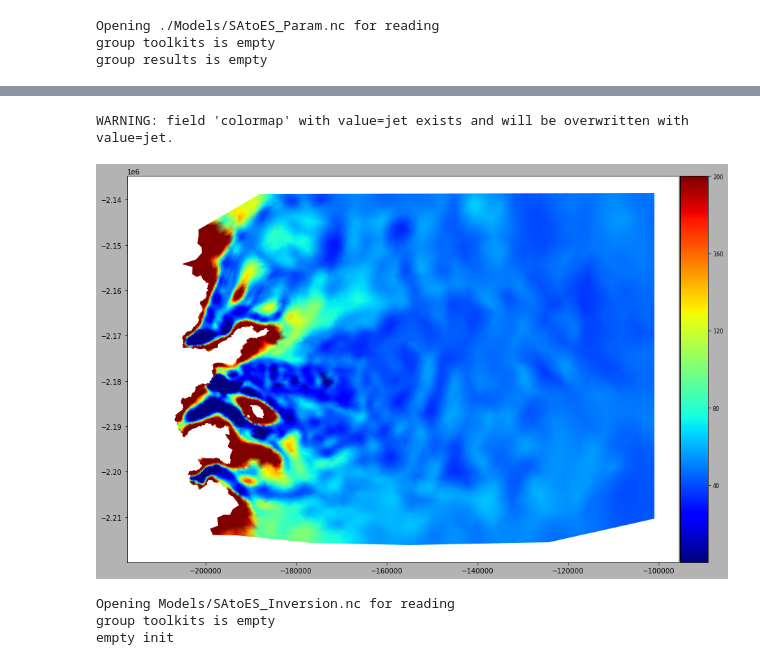
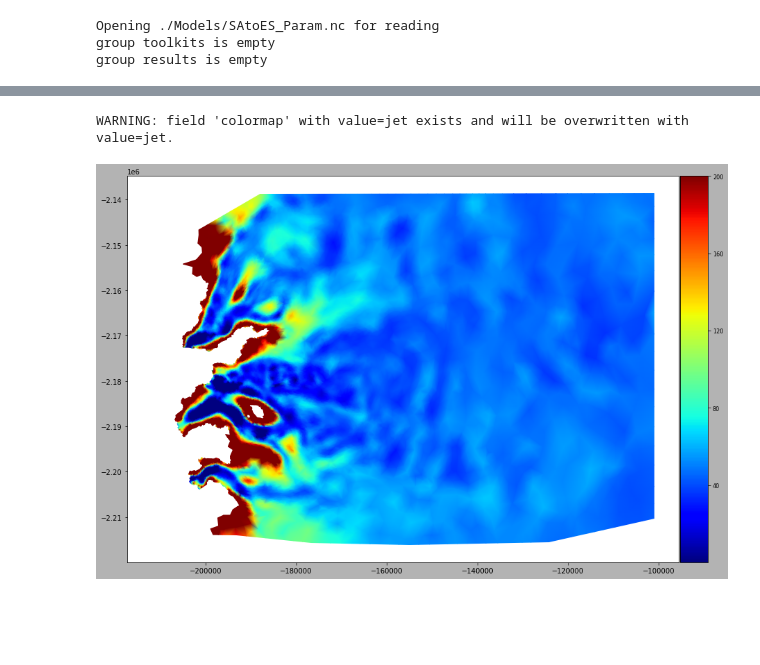
Before and after one commit to dfelikson/GrIS_Outlet_Glacier_Seasonal_dhdt, a Jupyter notebook: runme_terminus_sensitivity_basic.ipynb, the cells around one changed output, grey strips where cells are left out. Cells and saved outputs as stored; diff of their text form; code cells hidden in the pictures; blank space fills up the shorter version.

Commit message:
Fixed a bug in the indexing of inversion.cost_functions_coefficients. Inversion matches what we had before in Matlab.

```diff
--- a/runme_terminus_sensitivity_basic.ipynb
+++ b/runme_terminus_sensitivity_basic.ipynb
@@ -52,8 +52,8 @@ md.inversion.cost_functions_coefficients[:,2]=1.6e-06
 # Where vel==0, set coefficients to 0 (i.e., don't try to match this in model)
 print(' -> Removing vel==0 obs from inversion')
 pos = md.inversion.vel_obs == 0
+md.inversion.cost_functions_coefficients[pos,0] = 0
 md.inversion.cost_functions_coefficients[pos,1] = 0
-md.inversion.cost_functions_coefficients[pos,2] = 0
 
 # Controls
 print(' -> Setting control parameters')
@@ -77,7 +77,7 @@ print(' -> Solve')
 #md.verbose.solution=True
 from socket import gethostname
 from generic import generic
-md.cluster = generic('name', gethostname(), 'np', 12)
+md.cluster = generic('name', gethostname(), 'np', 4)
 md.settings.waitonlock = np.inf
 md.cluster.interactive = 0
 md = solve(md,'Stressbalance')
@@ -102,13 +102,7 @@ WARNING: Greenland.queue does not exist
 # %%
 fig = plt.figure(figsize=(15,15))
 plotmodel(md, 'data', md.results.StressbalanceSolution.FrictionCoefficient[:,0], \
-          'mask', mdcheck.mask.ice_levelset<0, 'colormap', 'jet')
+          'mask', md.mask.ice_levelset<0, 'colormap', 'jet')
 # %% [output]
 WARNING: field 'colormap' with value=jet exists and will be overwritten with value=jet.
-[figure, old version]
+[figure, new version]
-# %%
-mdcheck = loadmodel('Models/SAtoES_Inversion_fromMatlab.nc')
-# %% [output]
-Opening Models/SAtoES_Inversion.nc for reading
-group toolkits is empty
-empty init
```
Also changed, not shown: parts of 10 cells of this notebook.
